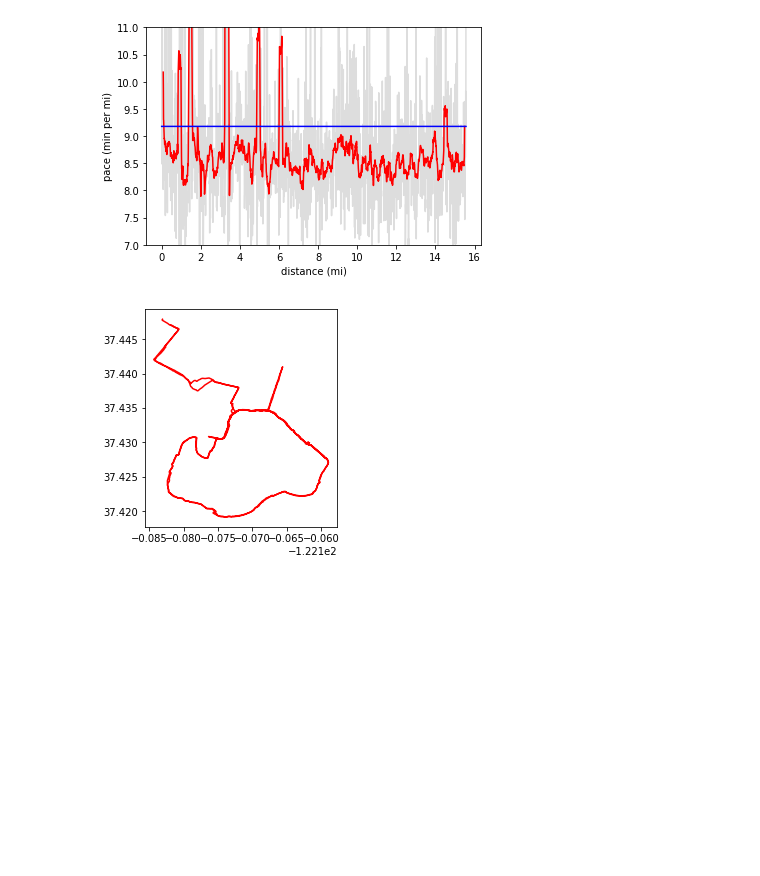
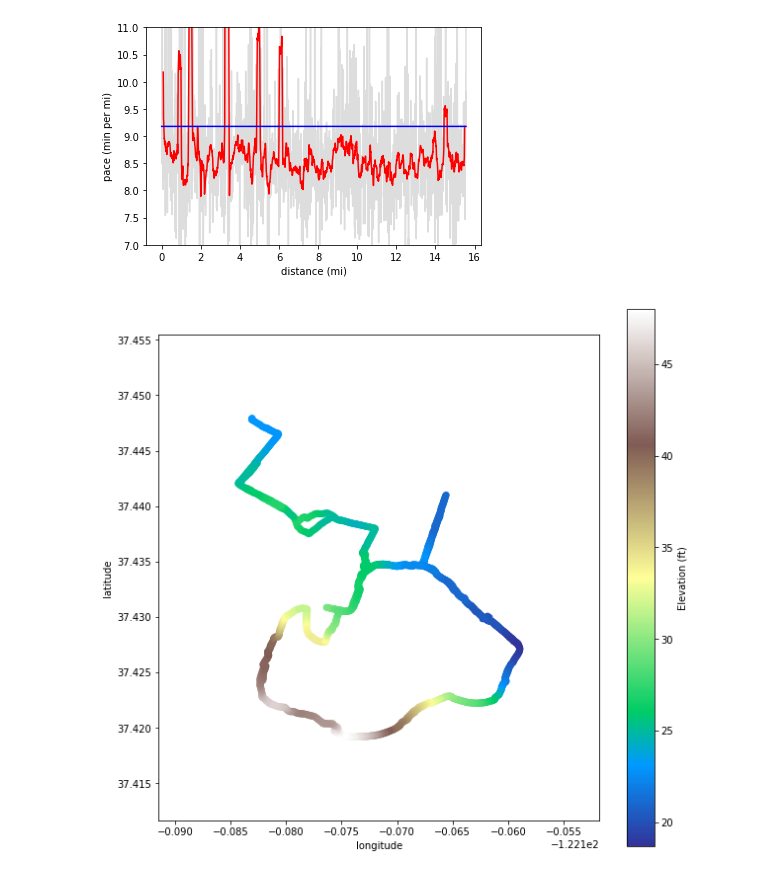
Before and after one commit to christopherbronner/gps-run-tracker, a Jupyter notebook: GPS tracker.ipynb, the cells around one changed output. Saved outputs shown, nothing was run; the diff lists cells and outputs as text; code cells hidden in the pictures; blank space fills up the shorter version.

Commit message:
Elevation color
Elevation is represented as a color coding in the running map

```diff
--- a/GPS tracker.ipynb
+++ b/GPS tracker.ipynb
@@ -132,9 +132,20 @@ plt.show()
 # %% [output]
 [figure]
 # %%
+from matplotlib.cm import terrain # import color map
+
 # Plot running path
-plt.plot(df['lon'],df['lat'],'r')
+#plt.plot(df['lon'],df['lat'],'r')
+plt.scatter(df['lon'],df['lat'],c=df['elev'], cmap=terrain)
+#plt.magma()
 plt.gca().set_aspect('equal', adjustable='box')
+
+
+plt.colorbar().set_label('Elevation (ft)')
+plt.xlabel('longitude')
+plt.ylabel('latitude')
+plt.rcParams["figure.figsize"] = (10,10)
+
 plt.show()
 # %% [output]
-[figure, old version]
+[figure, new version]
```
